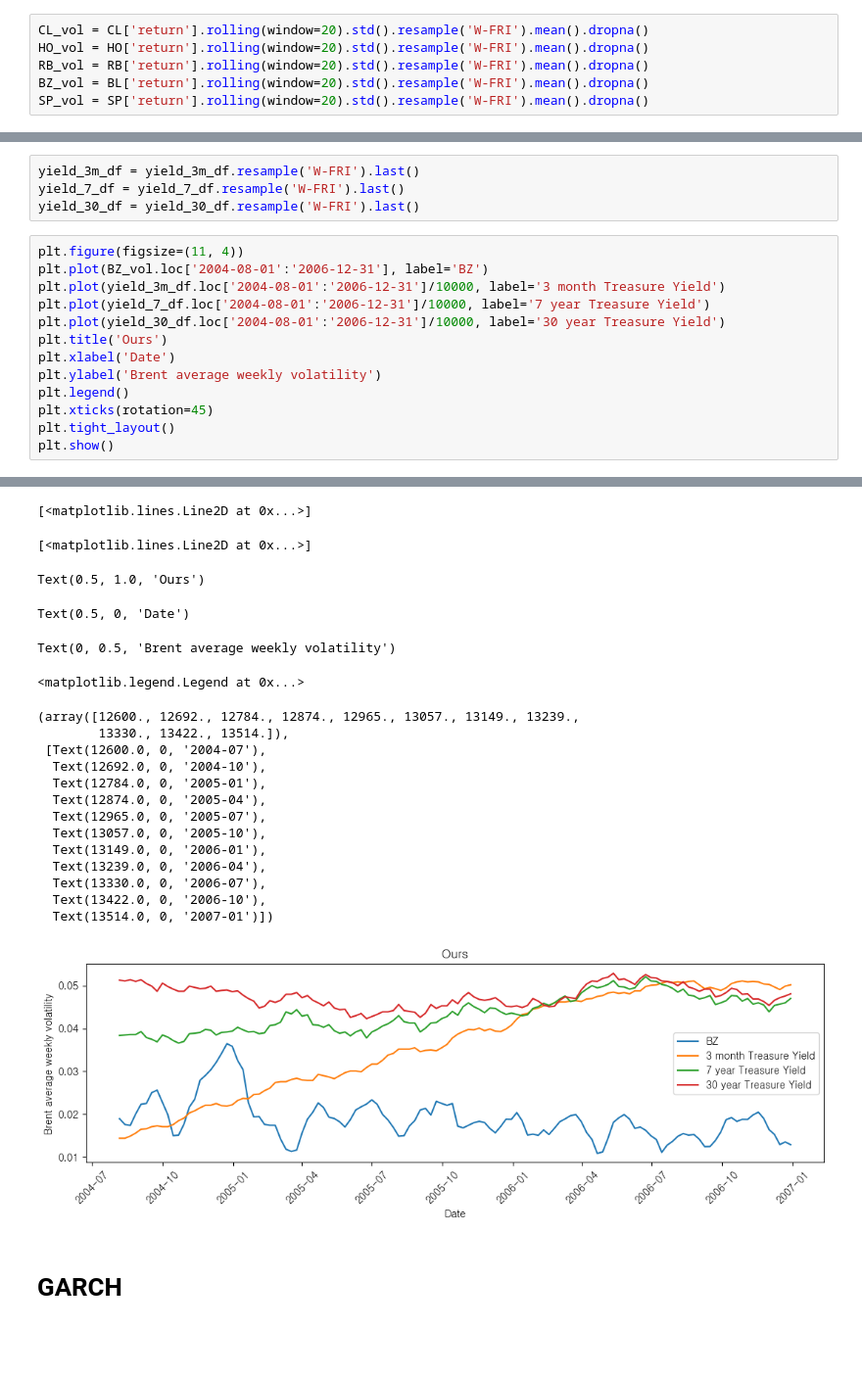
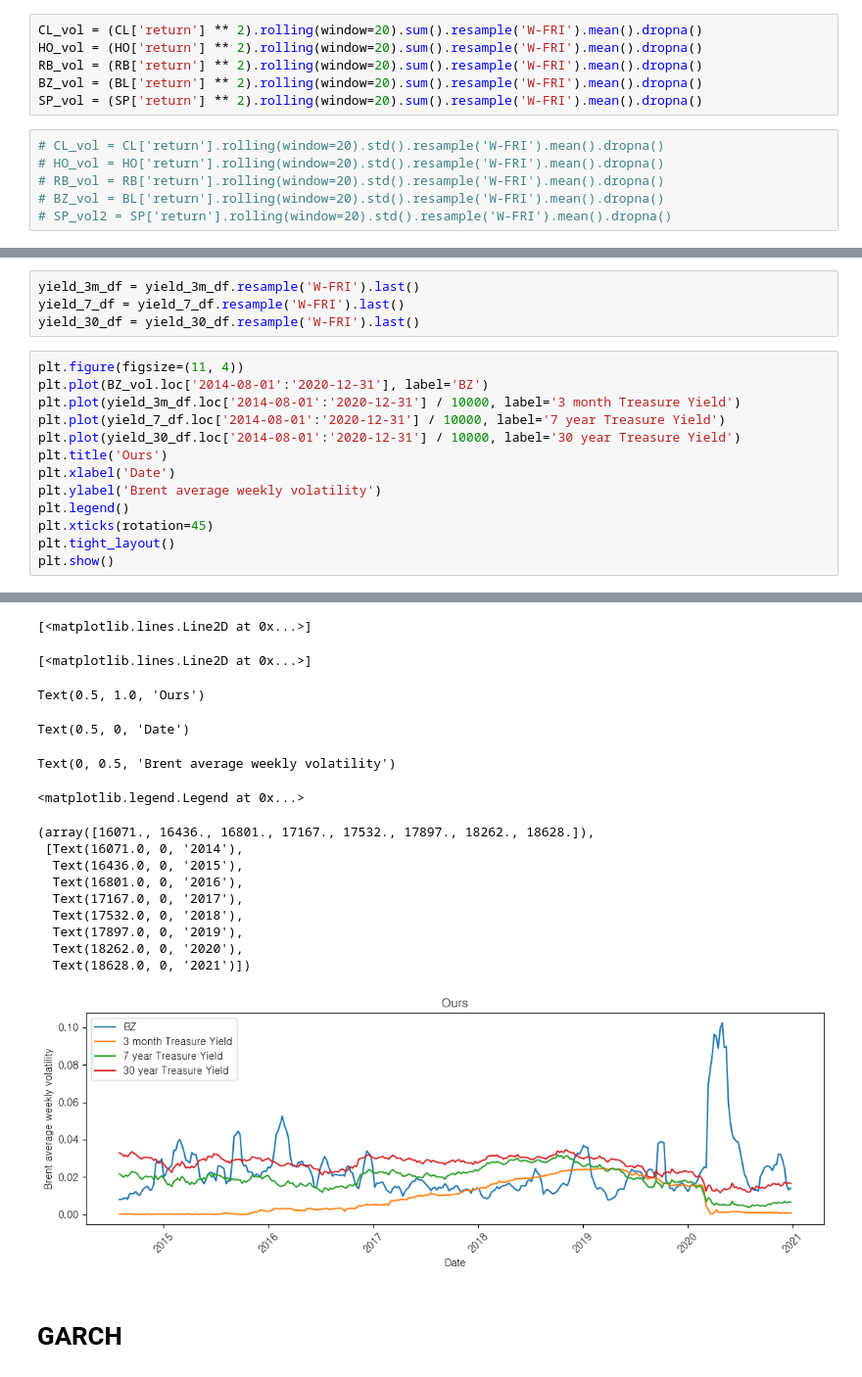
Before and after one commit to kimjuhwan1234/Volatility_Forecasting, a Jupyter notebook: preprocessing.ipynb, the cells around one changed output, grey strips where cells are left out. Shown at 98% size. Drawn from its saved outputs; the diff is of its cells as text; blank space fills up the shorter version.

```diff
--- a/preprocessing.ipynb
+++ b/preprocessing.ipynb
@@ -81,12 +81,18 @@ RB['return'] = RB['Adj Close'].pct_change().apply(lambda x: np.log(1 + x))
 BL['return'] = BL['Adj Close'].pct_change().apply(lambda x: np.log(1 + x))
 BL['return'] = BL['Adj Close'].pct_change().apply(lambda x: np.log(1 + x))
 SP['return'] = SP['price'].pct_change().apply(lambda x: np.log(1 + x))
+# %%
+CL_vol = (CL['return'] ** 2).rolling(window=20).sum().resample('W-FRI').mean().dropna()
+HO_vol = (HO['return'] ** 2).rolling(window=20).sum().resample('W-FRI').mean().dropna()
+RB_vol = (RB['return'] ** 2).rolling(window=20).sum().resample('W-FRI').mean().dropna()
+BZ_vol = (BL['return'] ** 2).rolling(window=20).sum().resample('W-FRI').mean().dropna()
+SP_vol = (SP['return'] ** 2).rolling(window=20).sum().resample('W-FRI').mean().dropna()
 # %%
-CL_vol = CL['return'].rolling(window=20).std().resample('W-FRI').mean().dropna()
-HO_vol = HO['return'].rolling(window=20).std().resample('W-FRI').mean().dropna()
-RB_vol = RB['return'].rolling(window=20).std().resample('W-FRI').mean().dropna()
-BZ_vol = BL['return'].rolling(window=20).std().resample('W-FRI').mean().dropna()
-SP_vol = SP['return'].rolling(window=20).std().resample('W-FRI').mean().dropna()
+# CL_vol = CL['return'].rolling(window=20).std().resample('W-FRI').mean().dropna()
+# HO_vol = HO['return'].rolling(window=20).std().resample('W-FRI').mean().dropna()
+# RB_vol = RB['return'].rolling(window=20).std().resample('W-FRI').mean().dropna()
+# BZ_vol = BL['return'].rolling(window=20).std().resample('W-FRI').mean().dropna()
+# SP_vol2 = SP['return'].rolling(window=20).std().resample('W-FRI').mean().dropna()
 # %% [markdown]
 # 2. Var(X)=E(X^2)
 # %%
@@ -500,41 +483,37 @@ yield_7_df = yield_7_df.resample('W-FRI').last()
 yield_30_df = yield_30_df.resample('W-FRI').last()
 # %%
 plt.figure(figsize=(11, 4))
-plt.plot(BZ_vol.loc['2004-08-01':'2006-12-31'], label='BZ')
-plt.plot(yield_3m_df.loc['2004-08-01':'2006-12-31']/10000, label='3 month Treasure Yield')
-plt.plot(yield_7_df.loc['2004-08-01':'2006-12-31']/10000, label='7 year Treasure Yield')
-plt.plot(yield_30_df.loc['2004-08-01':'2006-12-31']/10000, label='30 year Treasure Yield')
+plt.plot(BZ_vol.loc['2014-08-01':'2020-12-31'], label='BZ')
+plt.plot(yield_3m_df.loc['2014-08-01':'2020-12-31'] / 10000, label='3 month Treasure Yield')
+plt.plot(yield_7_df.loc['2014-08-01':'2020-12-31'] / 10000, label='7 year Treasure Yield')
+plt.plot(yield_30_df.loc['2014-08-01':'2020-12-31'] / 10000, label='30 year Treasure Yield')
 plt.title('Ours')
 plt.xlabel('Date')
 plt.ylabel('Brent average weekly volatility')
 plt.legend()
 plt.xticks(rotation=45)
 plt.tight_layout()
 plt.show()
 # %% [output]
 <Figure size 1100x400 with 0 Axes>
 [<matplotlib.lines.Line2D at 0x...>]
 [<matplotlib.lines.Line2D at 0x...>]
 [<matplotlib.lines.Line2D at 0x...>]
 [<matplotlib.lines.Line2D at 0x...>]
 Text(0.5, 1.0, 'Ours')
 Text(0.5, 0, 'Date')
 Text(0, 0.5, 'Brent average weekly volatility')
 <matplotlib.legend.Legend at 0x...>
-(array([12600., 12692., 12784., 12874., 12965., 13057., 13149., 13239.,
-        13330., 13422., 13514.]),
- [Text(12600.0, 0, '2004-07'),
-  Text(12692.0, 0, '2004-10'),
-  Text(12784.0, 0, '2005-01'),
-  Text(12874.0, 0, '2005-04'),
-  Text(12965.0, 0, '2005-07'),
-  Text(13057.0, 0, '2005-10'),
-  Text(13149.0, 0, '2006-01'),
-  Text(13239.0, 0, '2006-04'),
-  Text(13330.0, 0, '2006-07'),
-  Text(13422.0, 0, '2006-10'),
-  Text(13514.0, 0, '2007-01')])
+(array([16071., 16436., 16801., 17167., 17532., 17897., 18262., 18628.]),
+ [Text(16071.0, 0, '2014'),
+  Text(16436.0, 0, '2015'),
+  Text(16801.0, 0, '2016'),
+  Text(17167.0, 0, '2017'),
+  Text(17532.0, 0, '2018'),
+  Text(17897.0, 0, '2019'),
+  Text(18262.0, 0, '2020'),
+  Text(18628.0, 0, '2021')])
-[figure, old version]
+[figure, new version]
 # %% [markdown]
 # GARCH
 # %%
```
Also changed, not shown: parts of 20 cells of this notebook, 24 other files.
